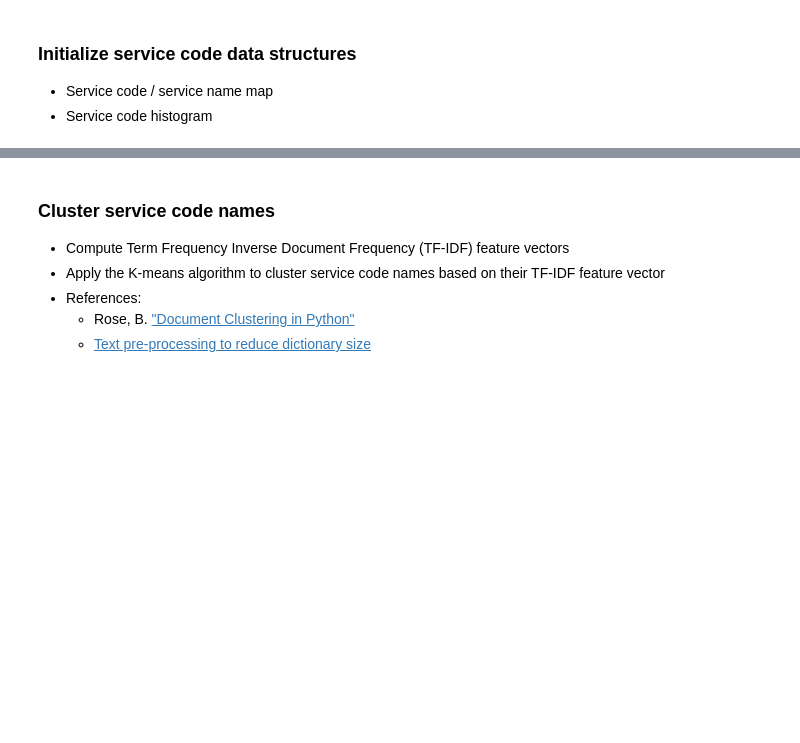
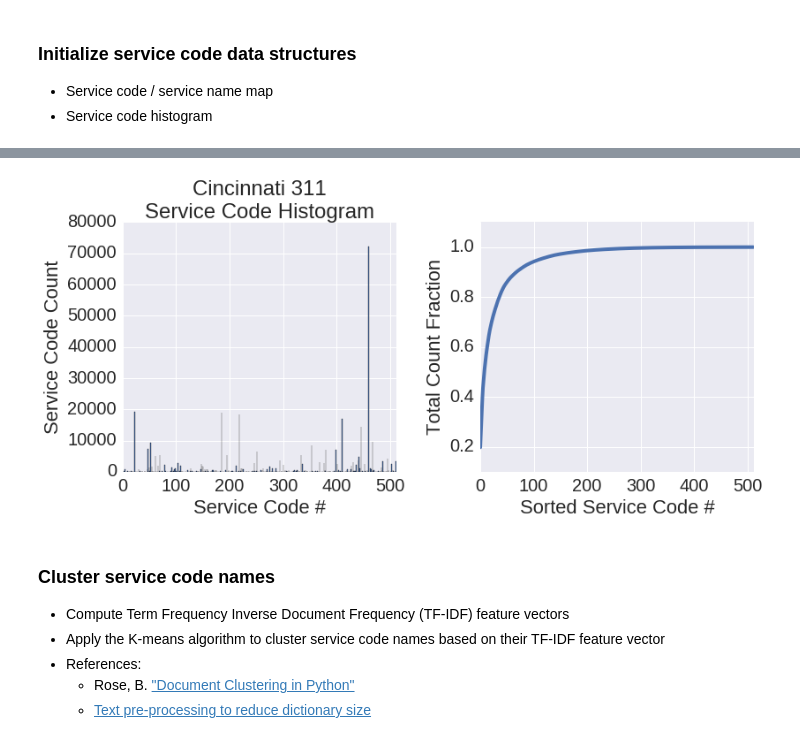
Before and after one commit to mspcvsp/cincinnati311Data, a Jupyter notebook: ClusterServiceCodes.ipynb, the cells around one changed output, grey strips where cells are left out. Saved outputs shown, nothing was run; the diff lists cells and outputs as text; code cells hidden in the pictures; blank space fills up the shorter version.

```diff
--- a/ClusterServiceCodes.ipynb
+++ b/ClusterServiceCodes.ipynb
@@ -34,3 +40,28 @@ h_file.close()
+# %%
+total_count_fraction = code_histogram.values()
+total_count_fraction.sort()
+
+total_count_fraction = total_count_fraction[::-1]
+total_count_fraction /= np.sum(total_count_fraction)
+total_count_fraction = np.cumsum(total_count_fraction)
+
+sns.set(font_scale=2)
+f,h_ax = plt.subplots(1,2,figsize=(12,6))
+h_ax[0].bar(range(0,len(code_histogram.values())),
+            code_histogram.values())
+h_ax[0].set_xlim((0,len(total_count_fraction)))
+h_ax[0].set_xlabel('Service Code #')
+h_ax[0].set_ylabel('Service Code Count')
+h_ax[0].set_title('Cincinnati 311\nService Code Histogram')
+
+h_ax[1].plot(total_count_fraction, linewidth=4)
+h_ax[1].set_xlim((0,len(total_count_fraction)))
+h_ax[1].set_xlabel('Sorted Service Code #')
+h_ax[1].set_ylabel('Total Count Fraction')
+f.tight_layout()
+plt.savefig("./cincinatti311Stats.png")
+# %% [output]
+[figure, added]
 # %% [markdown]
 ### Cluster service code names
 - Compute Term Frequency Inverse Document Frequency (TF-IDF) feature vectors
```
Also changed, not shown: parts of 43 cells of this notebook.
